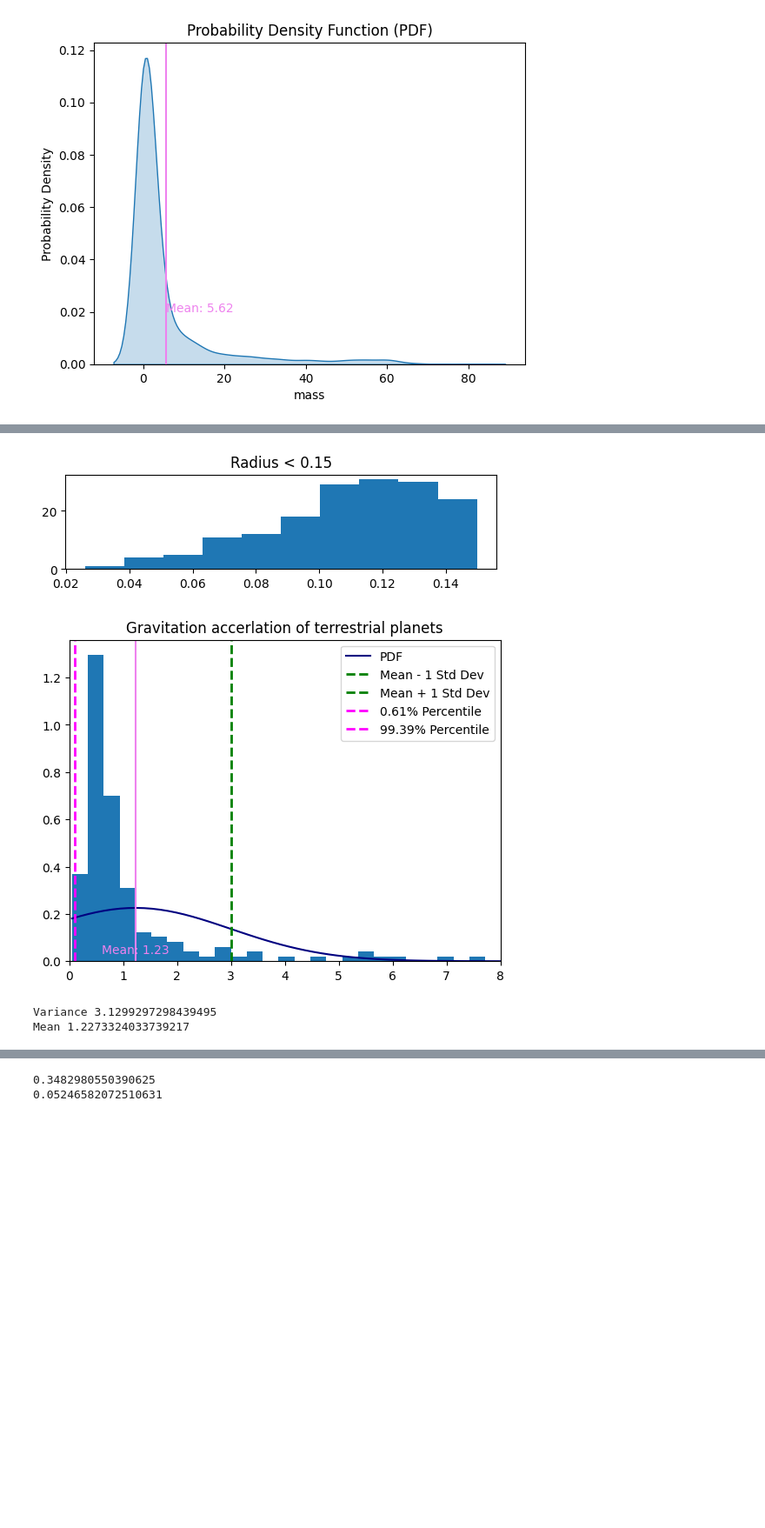
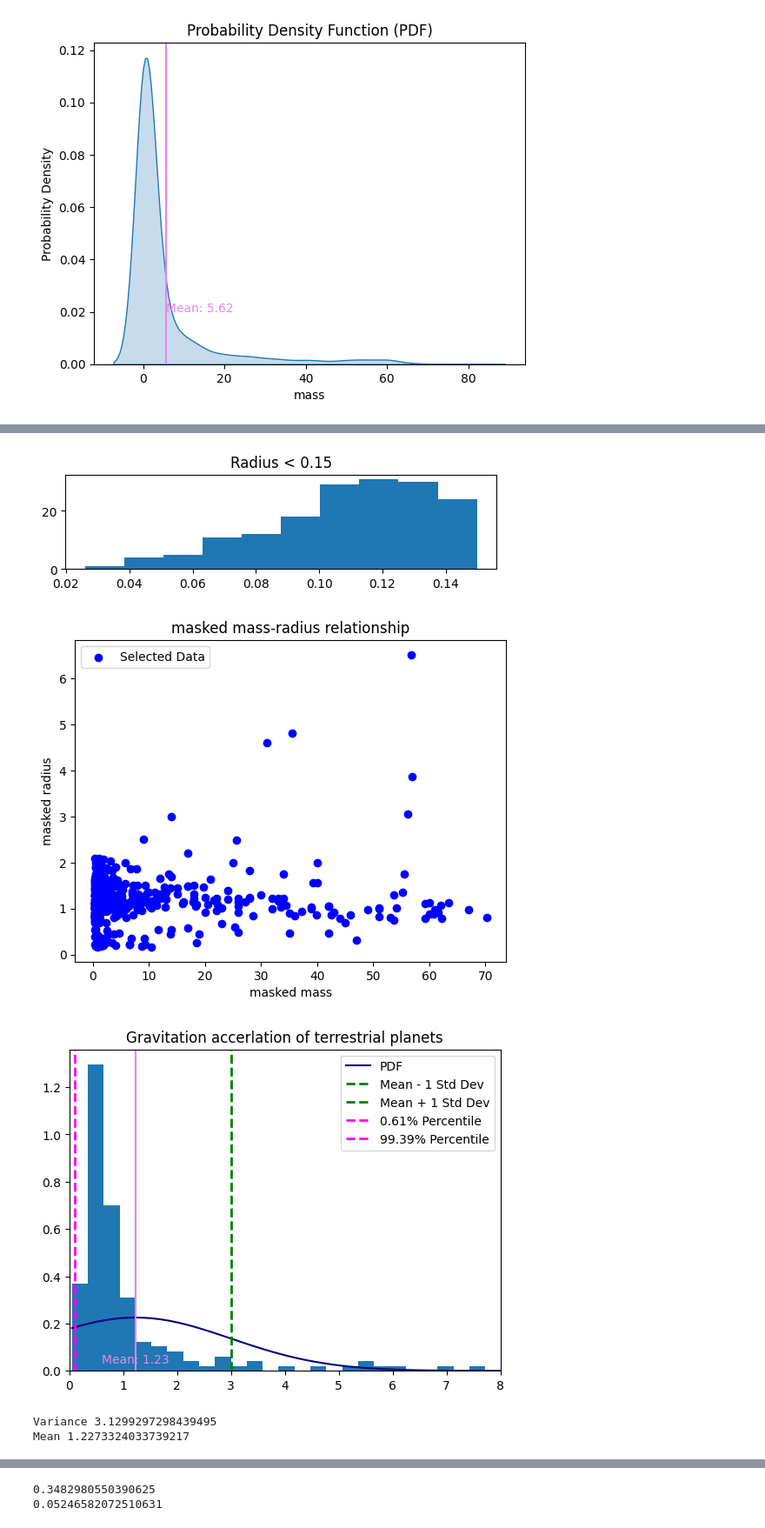
Before and after one commit to samkampitsch/data-and-statistics, a Jupyter notebook: Exoplanets.ipynb, the cells around one changed output, grey strips where cells are left out. Shown at 87% size. Cells and saved outputs as stored; diff of their text form; code cells hidden in the pictures; blank space fills up the shorter version.

```diff
--- a/Exoplanets.ipynb
+++ b/Exoplanets.ipynb
@@ -464,6 +464,25 @@ plt.subplot(3,1,2)
 radius_tr_plot = plt.hist(filtered_radius_tr)
 plt.title("Radius < 0.15")
 plt.show(radius_tr_plot)
+
+import pandas as pd
+import matplotlib.pyplot as plt
+import numpy as np
+
+
+df = pd.DataFrame(data)
+
+mask = (df['mass'] > 0.3) & (df['radius'] > 0.15) #mask erstellt für einschränkung von daten mit daten>
+
+plt.scatter(df['mass'][mask], df['radius'][mask], color='blue', label='Selected Data') #plot von daten unter verwendung da maske
+
+plt.xlabel('masked mass')
+plt.ylabel('masked radius')
+plt.title('masked mass-radius relationship')
+
+plt.legend()
+plt.show()
+
 
 
 tr = (filtered_mass_tr / filtered_radius_tr**2)
@@ -473,34 +492,35 @@ plt.xlim(0,8)
 
 xmin, xmax = tr.min(), tr.max()
 x_range = np.linspace(xmin, xmax, 100)
 pdf_tr = norm.pdf(x_range, np.mean(tr), np.std(tr))
 plt.plot(x_range, pdf_tr, 'navy', label='PDF')
 
 
 mean_tr = np.mean(tr)
 variance_tr = np.var(tr)
 
 plt.axvline(mean_tr, color='violet')
 plt.text(mean_tr, 0.02, f'Mean: {mean_tr:.2f}', color="violet", va='bottom', ha='center')
 
 plt.axvline(np.mean(tr) - np.std(tr), color='green', linestyle='dashed', linewidth=2, label='Mean - 1 Std Dev')
 plt.axvline(np.mean(tr) + np.std(tr), color='green', linestyle='dashed', linewidth=2, label='Mean + 1 Std Dev')
 
 percentile_1 = np.percentile(tr, 0.61)
 percentile_2 = np.percentile(tr, 99.39)
 plt.axvline(percentile_1, color='magenta', linestyle='dashed', linewidth=2, label='0.61% Percentile')
 plt.axvline(percentile_2, color='magenta', linestyle='dashed', linewidth=2, label='99.39% Percentile')
 
 plt.title("Gravitation accerlation of terrestrial planets")
 plt.legend()
 plt.show(tr_histo)
 
 print("Variance", variance_tr)
 print("Mean", mean_tr)
 # %% [output]
 [figure]
 [figure]
-[figure, old version]
+[figure, new version]
+[figure, added]
 Variance 3.1299297298439495
 Mean 1.2273324033739217
 # %%
```
